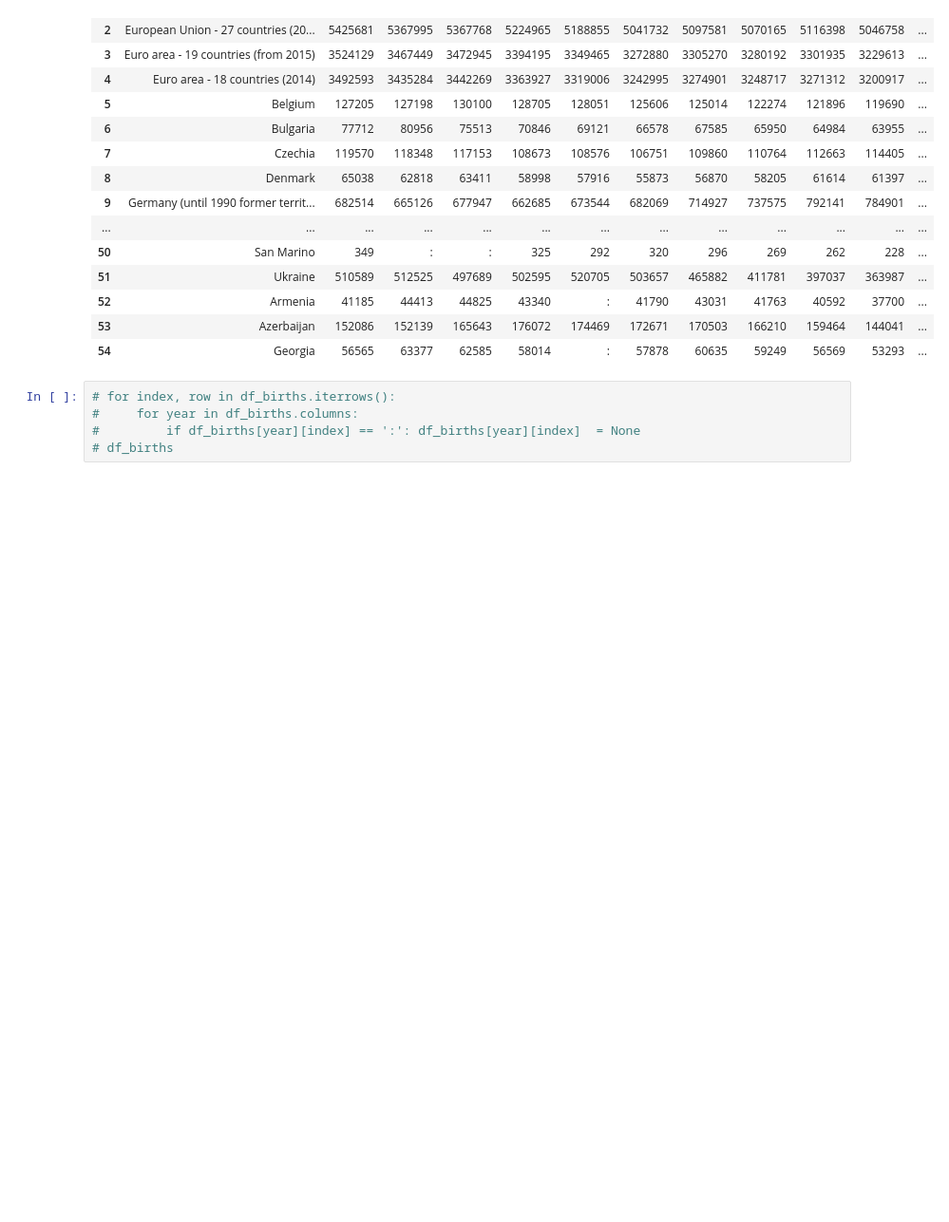
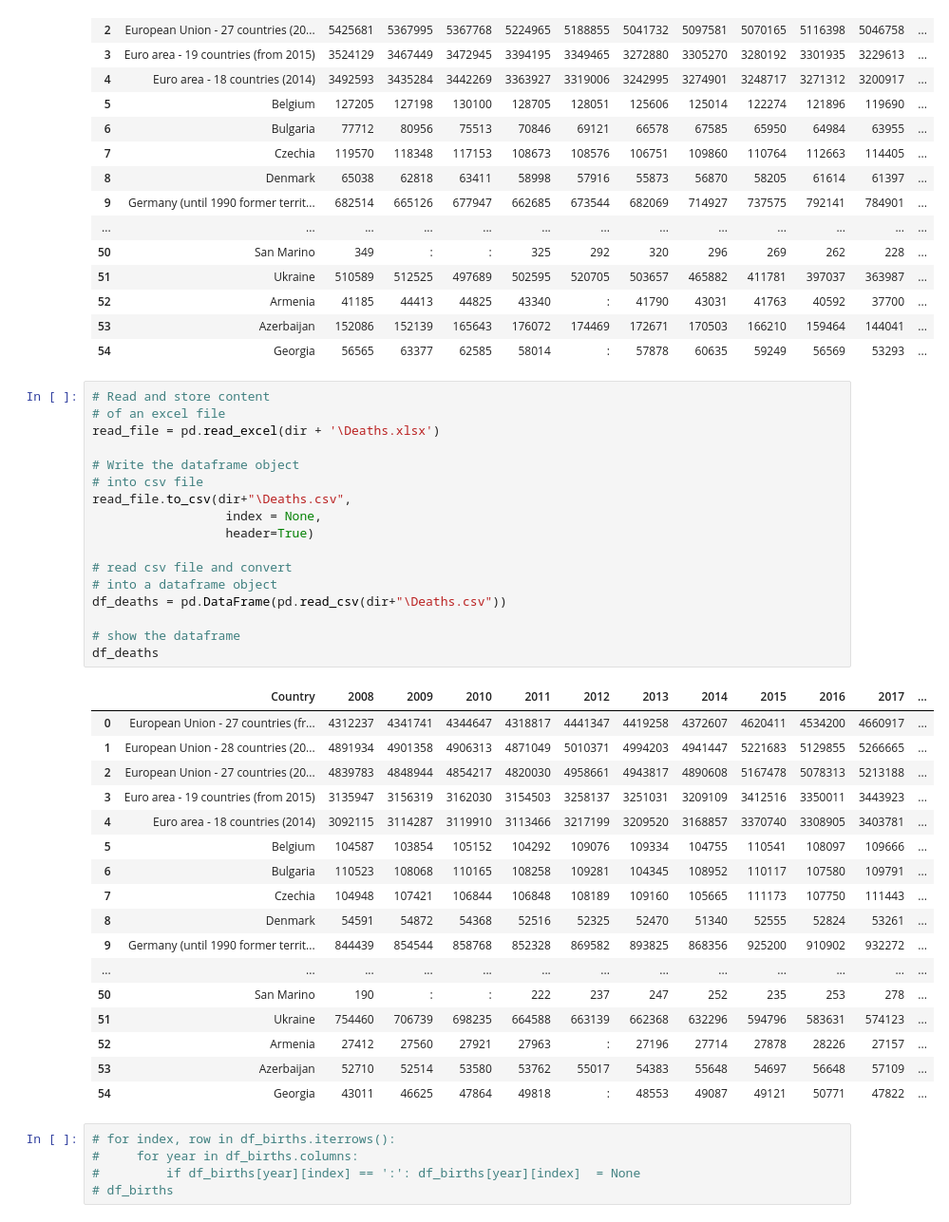
Before and after one commit to statho7/Data-Visualisation-Coursework-2, a Jupyter notebook: Data Analysis.ipynb, the cells around one changed output. Shown: that part at 95% size. Cells and saved outputs as stored; diff of their text form; blank space fills up the shorter version.

Commit message:
added Deaths csv and created Preprocess function

```diff
--- a/Data Analysis.ipynb
+++ b/Data Analysis.ipynb
@@ -44,6 +44,41 @@ df_births
 | 52 | Armenia | 41185 | 44413 | 44825 | 43340 | : | 41790 | 43031 | 41763 | 40592 | 37700 | ... |
 | 53 | Azerbaijan | 152086 | 152139 | 165643 | 176072 | 174469 | 172671 | 170503 | 166210 | 159464 | 144041 | ... |
 | 54 | Georgia | 56565 | 63377 | 62585 | 58014 | : | 57878 | 60635 | 59249 | 56569 | 53293 | ... |
+# %%
+# Read and store content
+# of an excel file
+read_file = pd.read_excel(dir + '\Deaths.xlsx')
+
+# Write the dataframe object
+# into csv file
+read_file.to_csv(dir+"\Deaths.csv",
+                  index = None,
+                  header=True)
+
+# read csv file and convert
+# into a dataframe object
+df_deaths = pd.DataFrame(pd.read_csv(dir+"\Deaths.csv"))
+
+# show the dataframe
+df_deaths
+# %% [output]
+|  | Country | 2008 | 2009 | 2010 | 2011 | 2012 | 2013 | 2014 | 2015 | 2016 | 2017 | ... |
+| 0 | European Union - 27 countries (fr... | 4312237 | 4341741 | 4344647 | 4318817 | 4441347 | 4419258 | 4372607 | 4620411 | 4534200 | 4660917 | ... |
+| 1 | European Union - 28 countries (20... | 4891934 | 4901358 | 4906313 | 4871049 | 5010371 | 4994203 | 4941447 | 5221683 | 5129855 | 5266665 | ... |
+| 2 | European Union - 27 countries (20... | 4839783 | 4848944 | 4854217 | 4820030 | 4958661 | 4943817 | 4890608 | 5167478 | 5078313 | 5213188 | ... |
+| 3 | Euro area - 19 countries (from 2015) | 3135947 | 3156319 | 3162030 | 3154503 | 3258137 | 3251031 | 3209109 | 3412516 | 3350011 | 3443923 | ... |
+| 4 | Euro area - 18 countries (2014) | 3092115 | 3114287 | 3119910 | 3113466 | 3217199 | 3209520 | 3168857 | 3370740 | 3308905 | 3403781 | ... |
+| 5 | Belgium | 104587 | 103854 | 105152 | 104292 | 109076 | 109334 | 104755 | 110541 | 108097 | 109666 | ... |
+| 6 | Bulgaria | 110523 | 108068 | 110165 | 108258 | 109281 | 104345 | 108952 | 110117 | 107580 | 109791 | ... |
+| 7 | Czechia | 104948 | 107421 | 106844 | 106848 | 108189 | 109160 | 105665 | 111173 | 107750 | 111443 | ... |
+| 8 | Denmark | 54591 | 54872 | 54368 | 52516 | 52325 | 52470 | 51340 | 52555 | 52824 | 53261 | ... |
+| 9 | Germany (until 1990 former territ... | 844439 | 854544 | 858768 | 852328 | 869582 | 893825 | 868356 | 925200 | 910902 | 932272 | ... |
+| ... | ... | ... | ... | ... | ... | ... | ... | ... | ... | ... | ... | ... |
+| 50 | San Marino | 190 | : | : | 222 | 237 | 247 | 252 | 235 | 253 | 278 | ... |
+| 51 | Ukraine | 754460 | 706739 | 698235 | 664588 | 663139 | 662368 | 632296 | 594796 | 583631 | 574123 | ... |
+| 52 | Armenia | 27412 | 27560 | 27921 | 27963 | : | 27196 | 27714 | 27878 | 28226 | 27157 | ... |
+| 53 | Azerbaijan | 52710 | 52514 | 53580 | 53762 | 55017 | 54383 | 55648 | 54697 | 56648 | 57109 | ... |
+| 54 | Georgia | 43011 | 46625 | 47864 | 49818 | : | 48553 | 49087 | 49121 | 50771 | 47822 | ... |
 # %%
 # for index, row in df_births.iterrows():
 #     for year in df_births.columns:
```
Also changed, not shown: parts of 20 cells of this notebook, 1 other file.
